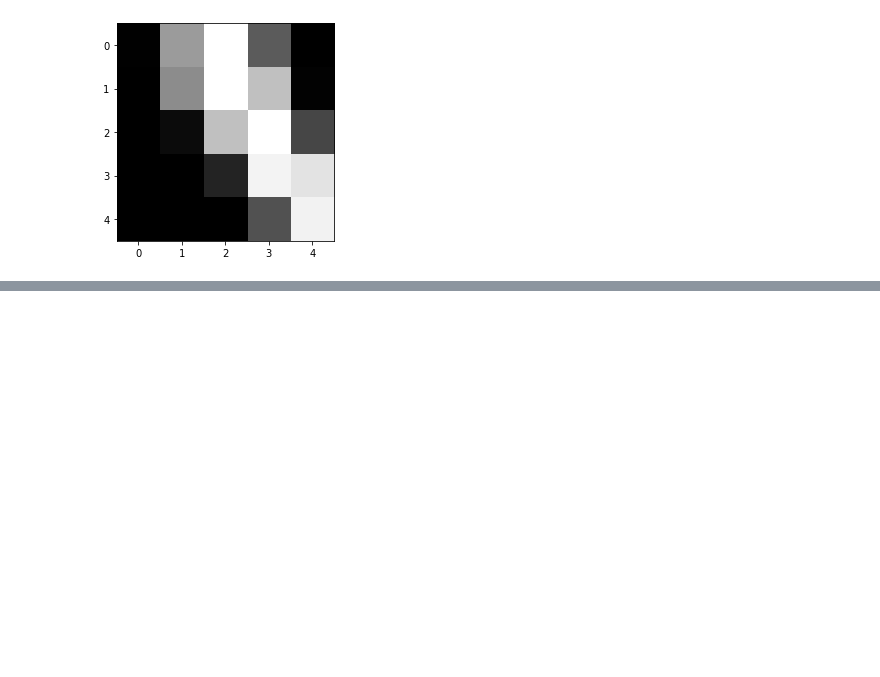
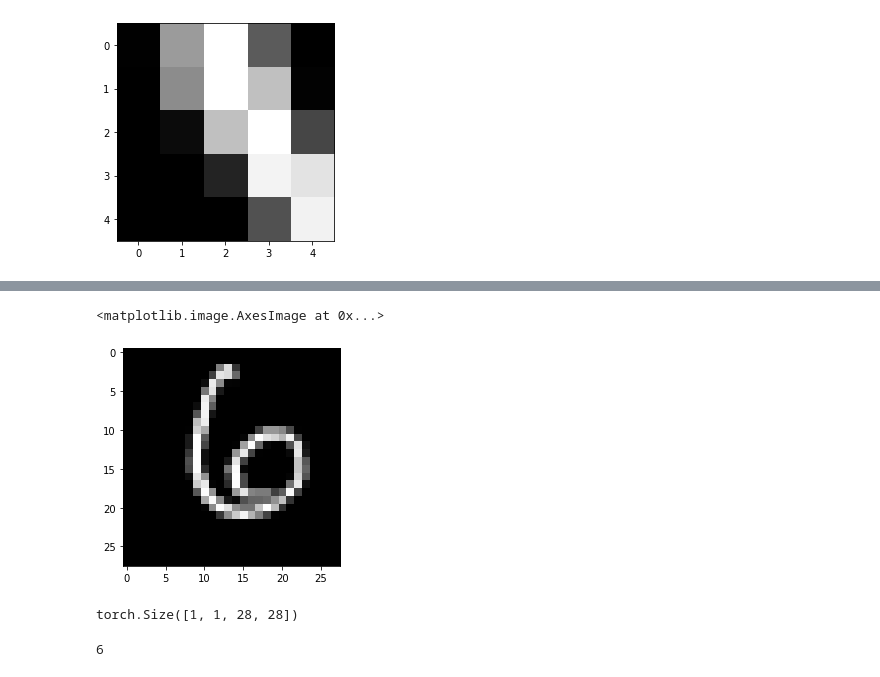
Before and after one commit to neildeo05/ml-notebooks, a Jupyter notebook: logistic_regression_notes.ipynb, the cells around one changed output, grey strips where cells are left out. Drawn from its saved outputs; the diff is of its cells as text; code cells hidden in the pictures; blank space fills up the shorter version.

```diff
--- a/logistic_regression_notes.ipynb
+++ b/logistic_regression_notes.ipynb
@@ -313,0 +339,14 @@ print(val_loss, val_acc)
+# %%
+test_dataset = MNIST(root = 'data/', train = False, transform = transforms.ToTensor())
+# %%
+img, label = test_dataset
+plt.imshow(img[0], cmap= 'gray')
+# %% [output]
+<matplotlib.image.AxesImage at 0x...>
+[figure, added]
+# %%
+img.unsqueeze(0).shape
+
+#make it 4d
+# %% [output]
+torch.Size([1, 1, 28, 28])
@@ -313,0 +359,4 @@ print(val_loss, val_acc)
+# %%
+predict_image(img, model)
+# %% [output]
+6
```
Also changed, not shown: parts of 22 cells of this notebook.
